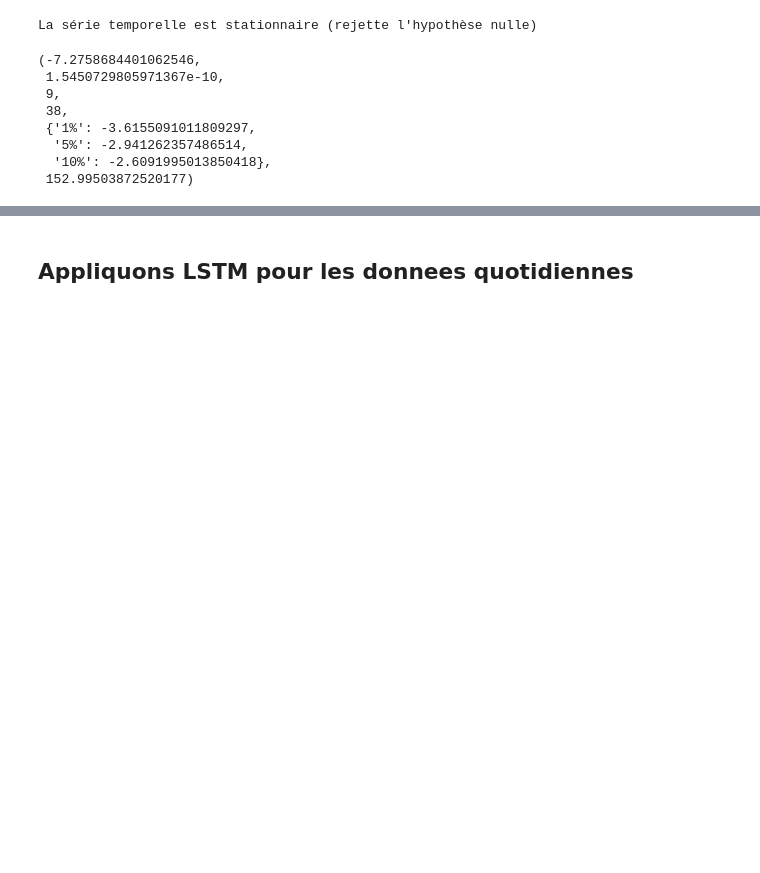
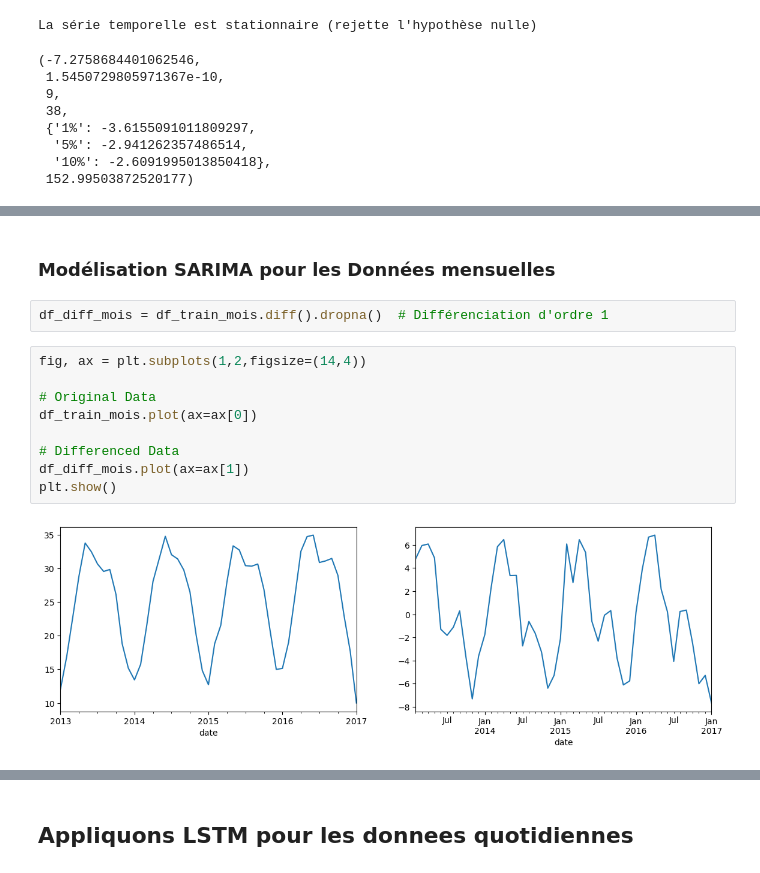
Before and after one commit to Amell-A/TimesSeriesProjet, a Jupyter notebook: TimeSeries.ipynb, the cells around one changed output, grey strips where cells are left out. Saved outputs shown, nothing was run; the diff lists cells and outputs as text; blank space fills up the shorter version.

```diff
--- a/TimeSeries.ipynb
+++ b/TimeSeries.ipynb
@@ -376,0 +194,15 @@ plt.show()
+# %% [markdown]
+### Modélisation SARIMA pour les Données mensuelles
+# %%
+df_diff_mois = df_train_mois.diff().dropna()  # Différenciation d'ordre 1
+# %%
+fig, ax = plt.subplots(1,2,figsize=(14,4))
+
+# Original Data
+df_train_mois.plot(ax=ax[0])
+
+# Differenced Data
+df_diff_mois.plot(ax=ax[1])
+plt.show()
+# %% [output]
+[figure, added]
```
Also changed, not shown: parts of 34 cells of this notebook.
